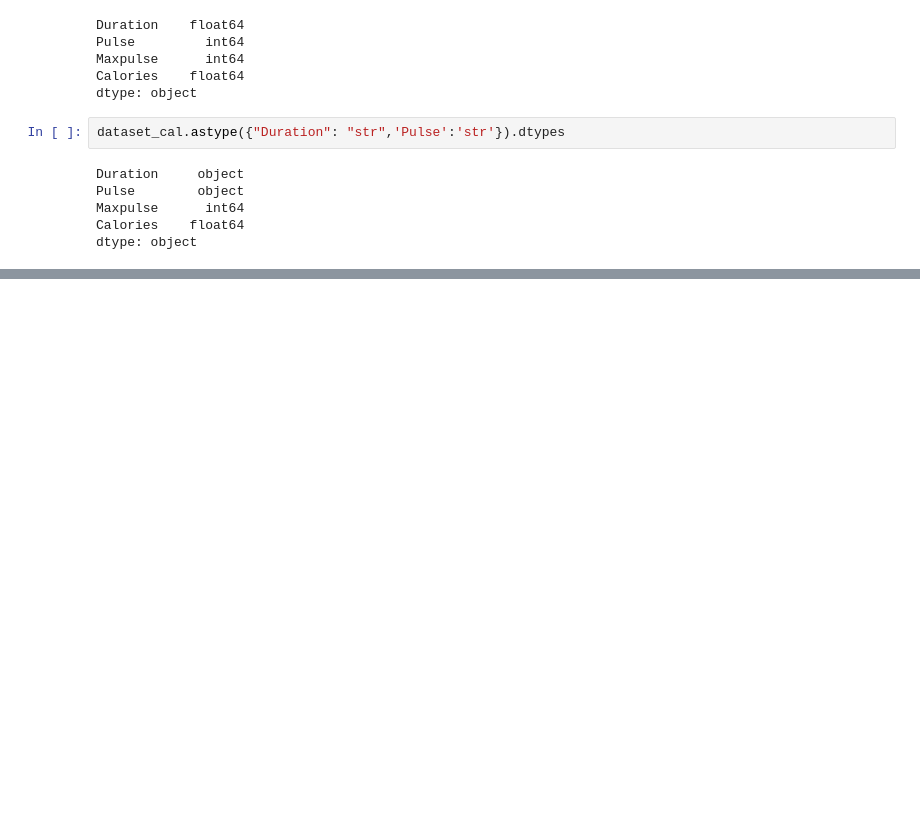
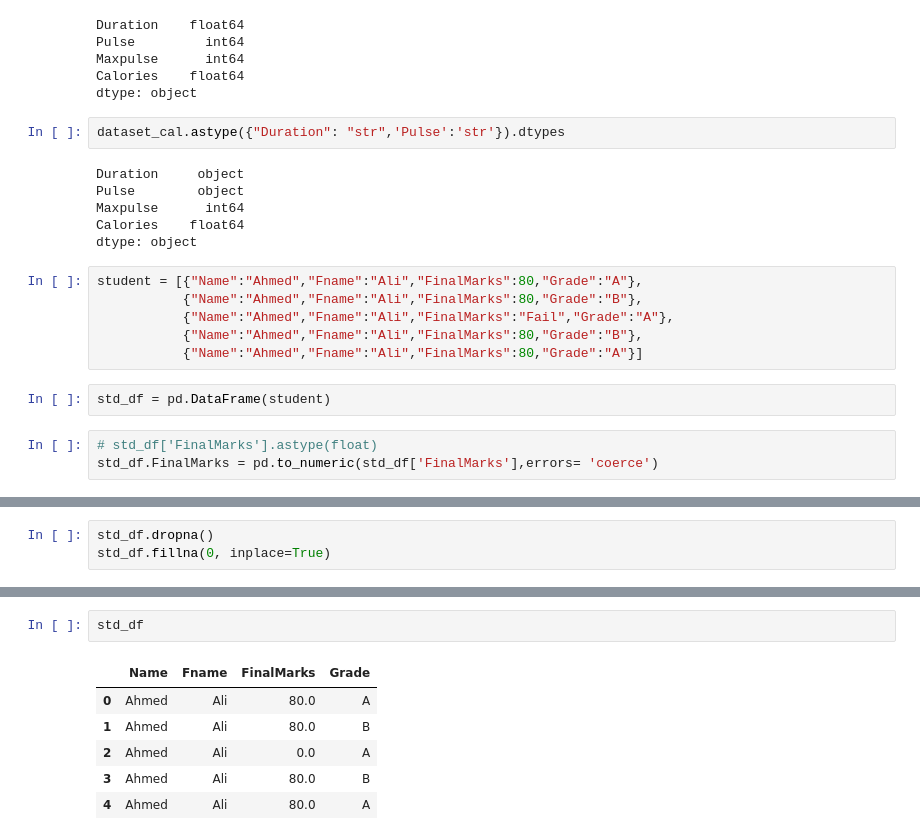
Before and after one commit to memonY49/SMIT-02-2025-AI-Data-Science-Yasir-B, a Jupyter notebook: Pandas_practice.ipynb, the cells around one changed output, grey strips where cells are left out. Drawn from its saved outputs; the diff is of its cells as text; blank space fills up the shorter version.

```diff
--- a/Pandas_practice.ipynb
+++ b/Pandas_practice.ipynb
@@ -197,3 +198,14 @@ Pulse        object
 Maxpulse      int64
 Calories    float64
 dtype: object
+# %%
+student = [{"Name":"Ahmed","Fname":"Ali","FinalMarks":80,"Grade":"A"},
+           {"Name":"Ahmed","Fname":"Ali","FinalMarks":80,"Grade":"B"},
+           {"Name":"Ahmed","Fname":"Ali","FinalMarks":"Fail","Grade":"A"},
+           {"Name":"Ahmed","Fname":"Ali","FinalMarks":80,"Grade":"B"},
+           {"Name":"Ahmed","Fname":"Ali","FinalMarks":80,"Grade":"A"}]
+# %%
+std_df = pd.DataFrame(student)
+# %%
+# std_df['FinalMarks'].astype(float)
+std_df.FinalMarks = pd.to_numeric(std_df['FinalMarks'],errors= 'coerce')
@@ -199,0 +228,3 @@ dtype: object
+# %%
+std_df.dropna()
+std_df.fillna(0, inplace=True)
@@ -199,0 +271,9 @@ dtype: object
+# %%
+std_df
+# %% [output]
+|  | Name | Fname | FinalMarks | Grade |
+| 0 | Ahmed | Ali | 80.0 | A |
+| 1 | Ahmed | Ali | 80.0 | B |
+| 2 | Ahmed | Ali | 0.0 | A |
+| 3 | Ahmed | Ali | 80.0 | B |
+| 4 | Ahmed | Ali | 80.0 | A |
```
Also changed, not shown: parts of 29 cells of this notebook, 2 other files.
